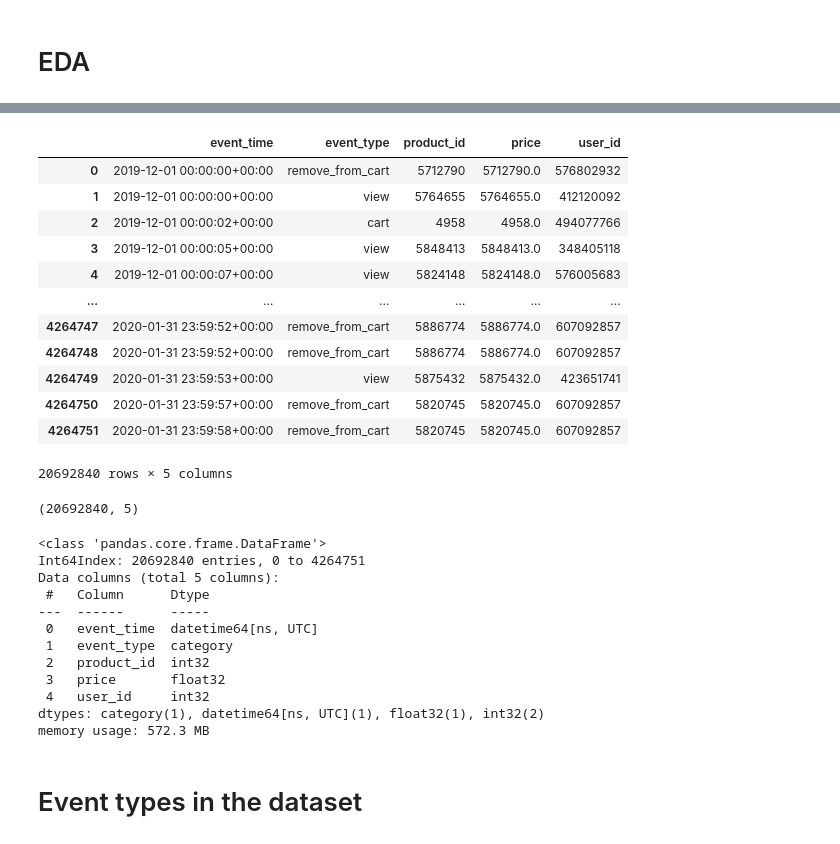
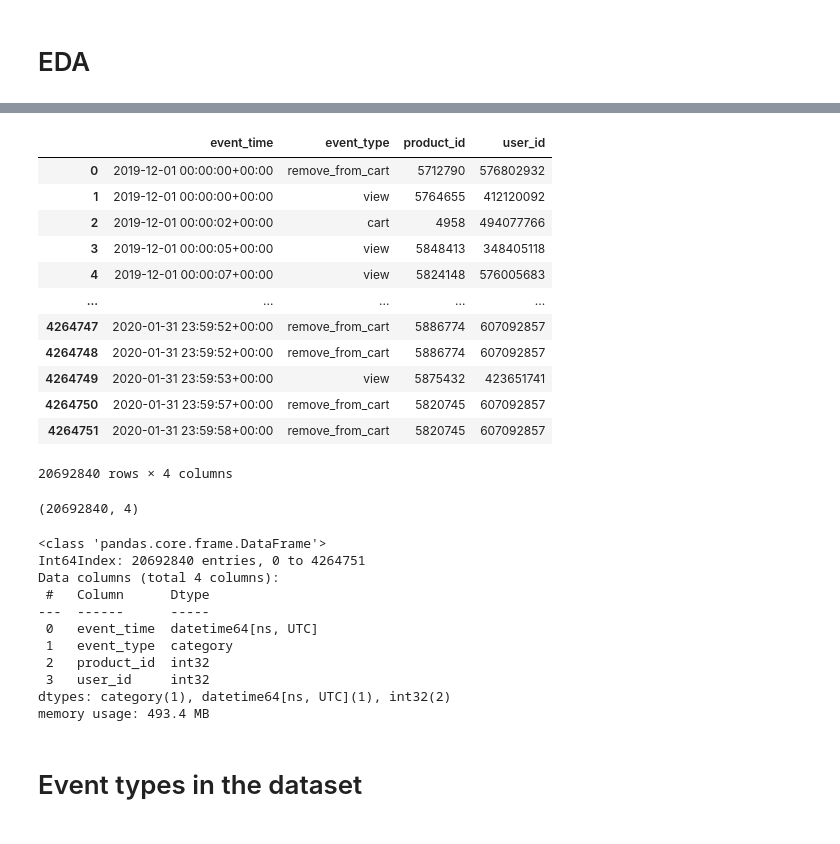
Before and after one commit to WSzP/uxml-ecommerce, a Jupyter notebook: eda-fe-5months.ipynb, the cells around one changed output, grey strips where cells are left out. Saved outputs shown, nothing was run; the diff lists cells and outputs as text; code cells hidden in the pictures.

```diff
--- a/eda-fe-5months.ipynb
+++ b/eda-fe-5months.ipynb
@@ -30,11 +30,10 @@ EVENT_THRESHOLD = 5
 # EDA
 # %%
 %%time
-df = pd.concat((pd.read_csv(DATASET_5M+file,engine='c', sep=',',usecols=USECOLS) for file in os.listdir(DATASET_5M)))
+df = pd.concat((pd.read_csv(DATASET_5M+file,engine='c', sep=',',usecols=['event_type','product_id','user_id','event_time']) for file in os.listdir(DATASET_5M)))
 df["event_type"] = df["event_type"].astype("category")
 df["product_id"] = df["product_id"].astype("int32")
 df["user_id"] = df["user_id"].astype("int32")
-df["price"] = df["product_id"].astype("float32")
 df['event_time'] = pd.to_datetime(df['event_time'],infer_datetime_format=True)
 # df = df.sort_values(by='event_time', kind='mergesort')
 df
@@ -43,36 +42,35 @@ Wall time: 4min 24s
-|  | event_time | event_type | product_id | price | user_id |
-| 0 | 2019-12-01 00:00:00+00:00 | remove_from_cart | 5712790 | 5712790.0 | 576802932 |
-| 1 | 2019-12-01 00:00:00+00:00 | view | 5764655 | 5764655.0 | 412120092 |
-| 2 | 2019-12-01 00:00:02+00:00 | cart | 4958 | 4958.0 | 494077766 |
-| 3 | 2019-12-01 00:00:05+00:00 | view | 5848413 | 5848413.0 | 348405118 |
-| 4 | 2019-12-01 00:00:07+00:00 | view | 5824148 | 5824148.0 | 576005683 |
-| ... | ... | ... | ... | ... | ... |
-| 4264747 | 2020-01-31 23:59:52+00:00 | remove_from_cart | 5886774 | 5886774.0 | 607092857 |
-| 4264748 | 2020-01-31 23:59:52+00:00 | remove_from_cart | 5886774 | 5886774.0 | 607092857 |
-| 4264749 | 2020-01-31 23:59:53+00:00 | view | 5875432 | 5875432.0 | 423651741 |
-| 4264750 | 2020-01-31 23:59:57+00:00 | remove_from_cart | 5820745 | 5820745.0 | 607092857 |
-| 4264751 | 2020-01-31 23:59:58+00:00 | remove_from_cart | 5820745 | 5820745.0 | 607092857 |
+|  | event_time | event_type | product_id | user_id |
+| 0 | 2019-12-01 00:00:00+00:00 | remove_from_cart | 5712790 | 576802932 |
+| 1 | 2019-12-01 00:00:00+00:00 | view | 5764655 | 412120092 |
+| 2 | 2019-12-01 00:00:02+00:00 | cart | 4958 | 494077766 |
+| 3 | 2019-12-01 00:00:05+00:00 | view | 5848413 | 348405118 |
+| 4 | 2019-12-01 00:00:07+00:00 | view | 5824148 | 576005683 |
+| ... | ... | ... | ... | ... |
+| 4264747 | 2020-01-31 23:59:52+00:00 | remove_from_cart | 5886774 | 607092857 |
+| 4264748 | 2020-01-31 23:59:52+00:00 | remove_from_cart | 5886774 | 607092857 |
+| 4264749 | 2020-01-31 23:59:53+00:00 | view | 5875432 | 423651741 |
+| 4264750 | 2020-01-31 23:59:57+00:00 | remove_from_cart | 5820745 | 607092857 |
+| 4264751 | 2020-01-31 23:59:58+00:00 | remove_from_cart | 5820745 | 607092857 |
-20692840 rows × 5 columns
+20692840 rows × 4 columns
 # %%
 start_dim = df.shape
 start_dim
 # %% [output]
-(20692840, 5)
+(20692840, 4)
 # %%
 df.info()
 # %% [output]
 <class 'pandas.core.frame.DataFrame'>
 Int64Index: 20692840 entries, 0 to 4264751
-Data columns (total 5 columns):
+Data columns (total 4 columns):
  #   Column      Dtype
 ---  ------      -----
  0   event_time  datetime64[ns, UTC]
  1   event_type  category
  2   product_id  int32
- 3   price       float32
- 4   user_id     int32
-dtypes: category(1), datetime64[ns, UTC](1), float32(1), int32(2)
-memory usage: 572.3 MB
+ 3   user_id     int32
+dtypes: category(1), datetime64[ns, UTC](1), int32(2)
+memory usage: 493.4 MB
 # %% [markdown]
 # Event types in the dataset
 # %%
```
Also changed, not shown: parts of 26 cells of this notebook, 9 other files.
